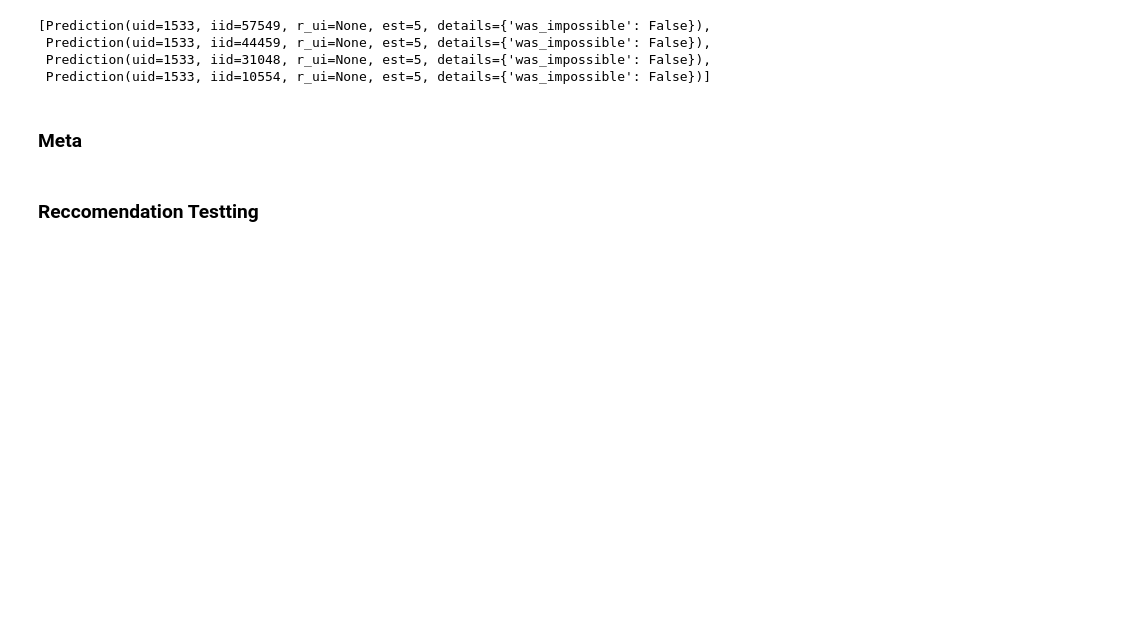
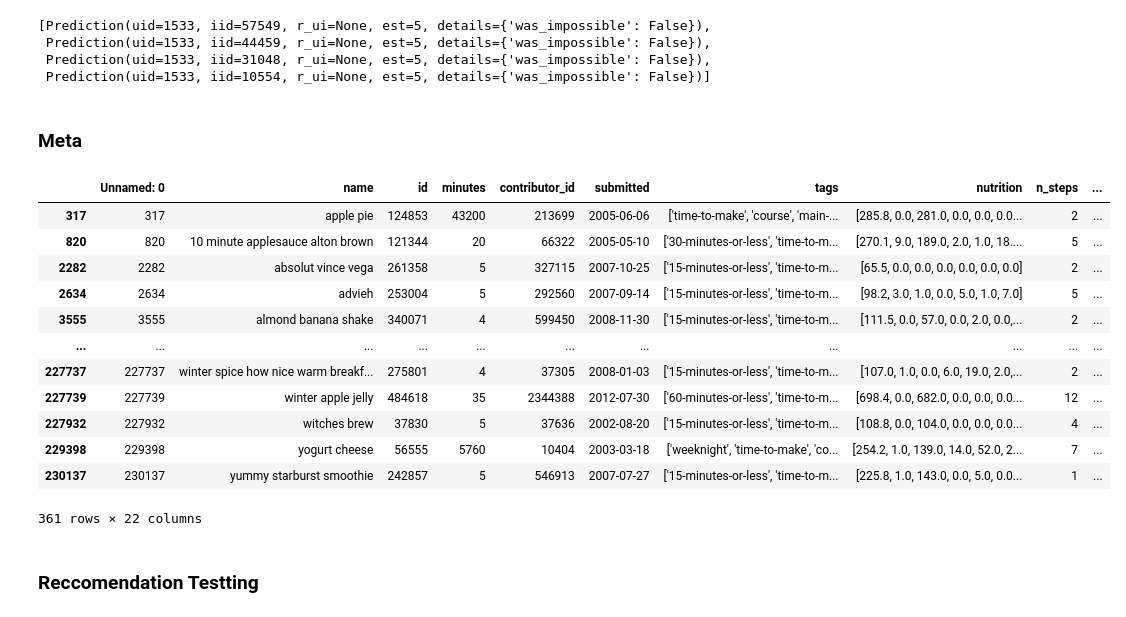
Before and after one commit to ML-7641-Fall-2022/RoboChef, a Jupyter notebook: notebooks/recommendation/b.3_get_reccomendations.ipynb, the cells around one changed output. Cells and saved outputs as stored; diff of their text form; code cells hidden in the pictures; blank space fills up the shorter version.

```diff
--- a/notebooks/recommendation/b.3_get_reccomendations.ipynb
+++ b/notebooks/recommendation/b.3_get_reccomendations.ipynb
@@ -79,5 +84,30 @@ model2.test([[1533,57549,None],\
+# %%
+example_ingredients = ['apple juice', 'raw honey', 'whole cloves',\
+                        'everclear alcohol', 'ground cinnamon', 'cheesecloth']
 # %%
-recipe_metadata['nutrition_list'] = recipe_metadata['nutrition'].apply(lambda x: ast.literal_eval(x))
+recipe_metadata['ingredients_list'] = recipe_metadata['ingredients'].apply(lambda x: ast.literal_eval(x))
+# %%
+def match_ingredients(x,to_match, threshold = 0.25):
+    x = set(x)
+    to_match = set(to_match)
+    match_rate = len(x.intersection(to_match))/len(x)
+    return match_rate>=threshold
+# %%
+recipe_metadata[recipe_metadata["ingredients_list"].apply(lambda x: match_ingredients(x,example_ingredients))]
+# %% [output]
+|  | Unnamed: 0 | name | id | minutes | contributor_id | submitted | tags | nutrition | n_steps | ... |
+| 317 | 317 | apple pie | 124853 | 43200 | 213699 | 2005-06-06 | ['time-to-make', 'course', 'main-... | [285.8, 0.0, 281.0, 0.0, 0.0, 0.0... | 2 | ... |
+| 820 | 820 | 10 minute applesauce alton brown | 121344 | 20 | 66322 | 2005-05-10 | ['30-minutes-or-less', 'time-to-m... | [270.1, 9.0, 189.0, 2.0, 1.0, 18.... | 5 | ... |
+| 2282 | 2282 | absolut vince vega | 261358 | 5 | 327115 | 2007-10-25 | ['15-minutes-or-less', 'time-to-m... | [65.5, 0.0, 0.0, 0.0, 0.0, 0.0, 0.0] | 2 | ... |
+| 2634 | 2634 | advieh | 253004 | 5 | 292560 | 2007-09-14 | ['15-minutes-or-less', 'time-to-m... | [98.2, 3.0, 1.0, 0.0, 5.0, 1.0, 7.0] | 5 | ... |
+| 3555 | 3555 | almond banana shake | 340071 | 4 | 599450 | 2008-11-30 | ['15-minutes-or-less', 'time-to-m... | [111.5, 0.0, 57.0, 0.0, 2.0, 0.0,... | 2 | ... |
+| ... | ... | ... | ... | ... | ... | ... | ... | ... | ... | ... |
+| 227737 | 227737 | winter spice how nice warm breakf... | 275801 | 4 | 37305 | 2008-01-03 | ['15-minutes-or-less', 'time-to-m... | [107.0, 1.0, 0.0, 6.0, 19.0, 2.0,... | 2 | ... |
+| 227739 | 227739 | winter apple jelly | 484618 | 35 | 2344388 | 2012-07-30 | ['60-minutes-or-less', 'time-to-m... | [698.4, 0.0, 682.0, 0.0, 0.0, 0.0... | 12 | ... |
+| 227932 | 227932 | witches brew | 37830 | 5 | 37636 | 2002-08-20 | ['15-minutes-or-less', 'time-to-m... | [108.8, 0.0, 104.0, 0.0, 0.0, 0.0... | 4 | ... |
+| 229398 | 229398 | yogurt cheese | 56555 | 5760 | 10404 | 2003-03-18 | ['weeknight', 'time-to-make', 'co... | [254.2, 1.0, 139.0, 14.0, 52.0, 2... | 7 | ... |
+| 230137 | 230137 | yummy starburst smoothie | 242857 | 5 | 546913 | 2007-07-27 | ['15-minutes-or-less', 'time-to-m... | [225.8, 1.0, 143.0, 0.0, 5.0, 0.0... | 1 | ... |
+361 rows × 22 columns
 # %% [markdown]
 ### Reccomendation Testting
 # %%
```
Also changed, not shown: parts of 10 cells of this notebook, 1 other file.
